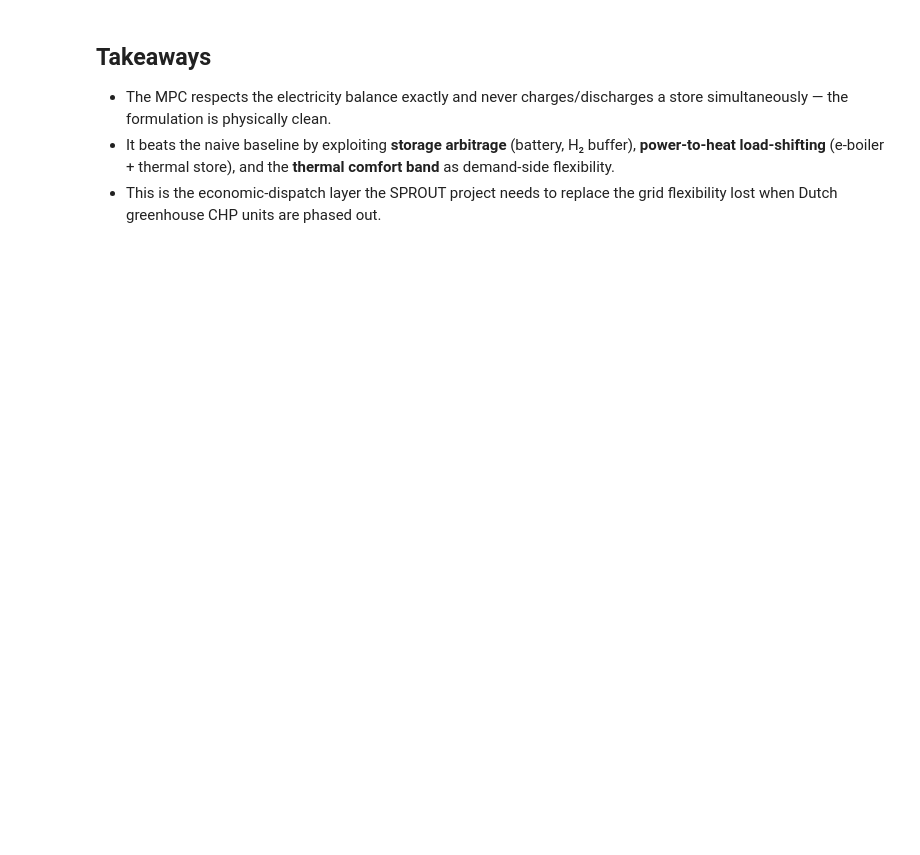
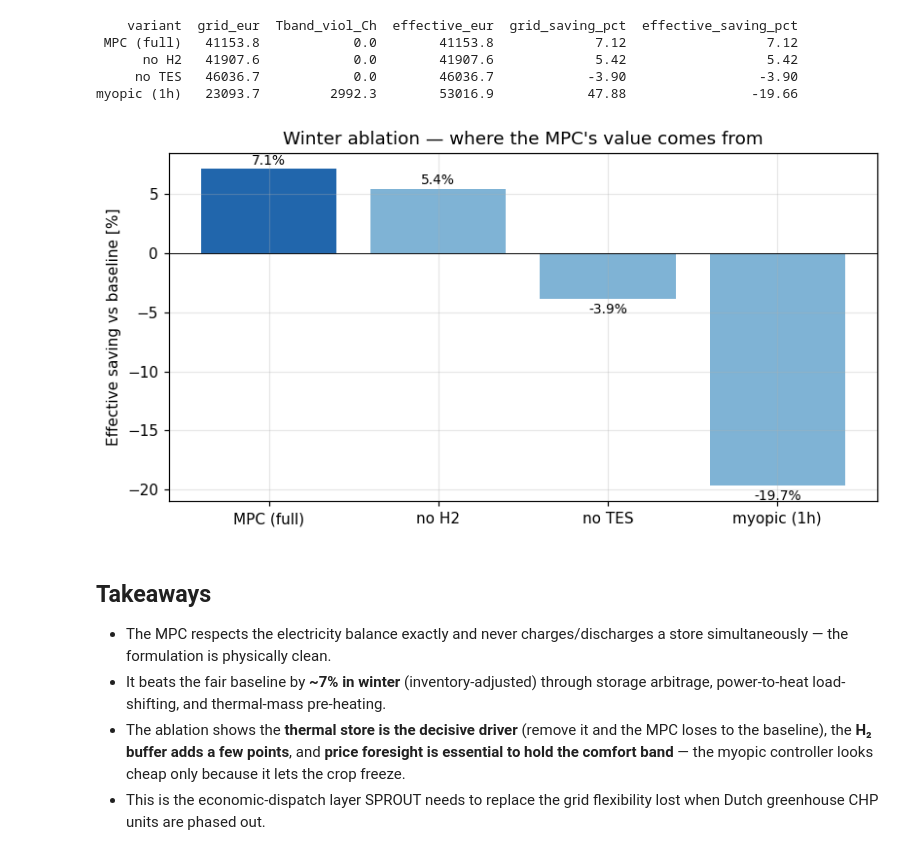
Before and after one commit to victoronwuanaku/greenhouse-energy-hub, a Jupyter notebook: notebooks/results_analysis.ipynb, the cells around one changed output. Cells and saved outputs as stored; diff of their text form; code cells hidden in the pictures; blank space fills up the shorter version.

```diff
--- a/notebooks/results_analysis.ipynb
+++ b/notebooks/results_analysis.ipynb
@@ -159,10 +147,26 @@ fig.savefig(FIGDIR / 'fig5_heat_shifting.png', bbox_inches='tight'); plt.show()
+# %%
+abl = pd.read_csv(RESULTS / 'scenarios' / 'ablations.csv')
+print(abl.to_string(index=False))
+fig, ax = plt.subplots(figsize=(7.5, 4))
+colors = ['#2166ac'] + ['#7fb3d5']*(len(abl)-1)
+bars = ax.bar(abl['variant'], abl['effective_saving_pct'], color=colors)
+ax.axhline(0, color='k', lw=0.6)
+ax.set_ylabel('Effective saving vs baseline [%]')
+ax.set_title("Winter ablation — where the MPC's value comes from")
+for bar, v in zip(bars, abl['effective_saving_pct']):
+    ax.text(bar.get_x()+bar.get_width()/2, v+(0.4 if v>=0 else -1.2), f'{v:.1f}%', ha='center', fontsize=9)
+fig.tight_layout(); plt.show()
+# %% [output]
+    variant  grid_eur  Tband_viol_Ch  effective_eur  grid_saving_pct  effective_saving_pct
+ MPC (full)   41153.8            0.0        41153.8             7.12                  7.12
+      no H2   41907.6            0.0        41907.6             5.42                  5.42
+     no TES   46036.7            0.0        46036.7            -3.90                 -3.90
+myopic (1h)   23093.7         2992.3        53016.9            47.88                -19.66
+[figure, added]
 # %% [markdown]
 ## Takeaways
 
-- The MPC respects the electricity balance exactly and never charges/discharges a
-  store simultaneously — the formulation is physically clean.
-- It beats the naive baseline by exploiting **storage arbitrage** (battery, H₂ buffer),
-  **power-to-heat load-shifting** (e-boiler + thermal store), and the **thermal comfort
-  band** as demand-side flexibility.
-- This is the economic-dispatch layer the SPROUT project needs to replace the grid
-  flexibility lost when Dutch greenhouse CHP units are phased out.
+- The MPC respects the electricity balance exactly and never charges/discharges a store simultaneously — the formulation is physically clean.
+- It beats the fair baseline by **~7% in winter** (inventory-adjusted) through storage arbitrage, power-to-heat load-shifting, and thermal-mass pre-heating.
+- The ablation shows the **thermal store is the decisive driver** (remove it and the MPC loses to the baseline), the **H₂ buffer adds a few points**, and **price foresight is essential to hold the comfort band** — the myopic controller looks cheap only because it lets the crop freeze.
+- This is the economic-dispatch layer SPROUT needs to replace the grid flexibility lost when Dutch greenhouse CHP units are phased out.
```
Also changed, not shown: parts of 15 cells of this notebook, 25 other files.
